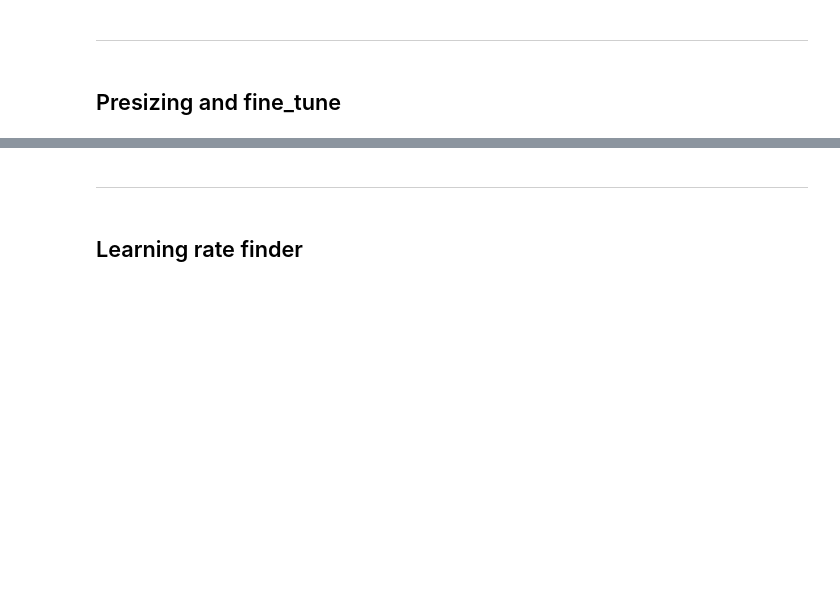
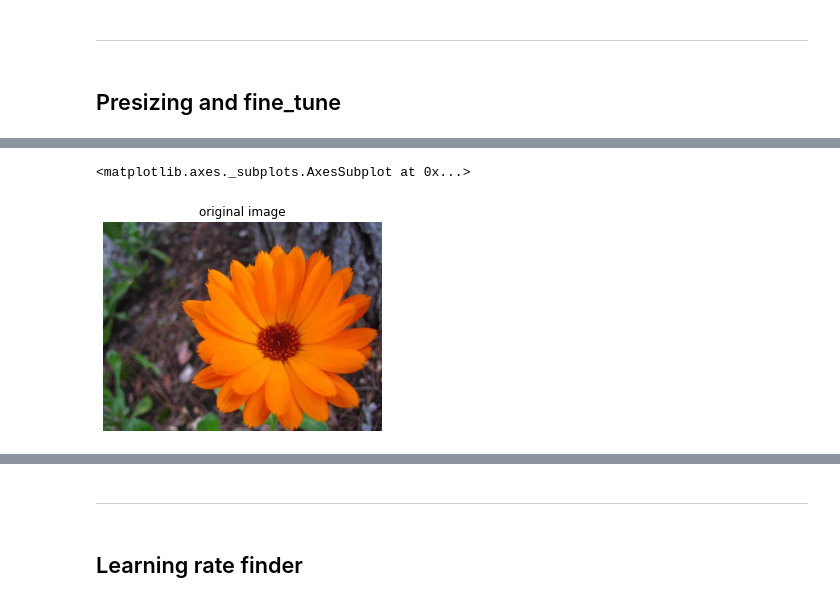
Before and after one commit to harish3110/my_fastai_notebooks, a Jupyter notebook: Vision/2020-03-30-Improving model.ipynb, the cells around one changed output, grey strips where cells are left out. Saved outputs shown, nothing was run; the diff lists cells and outputs as text; code cells hidden in the pictures; blank space fills up the shorter version.

```diff
--- a/Vision/2020-03-30-Improving model.ipynb
+++ b/Vision/2020-03-30-Improving model.ipynb
@@ -24,6 +44,8 @@ $('.nbp-app-bar').toggle()
 # %%
 path = untar_data(URLs.FLOWERS)
 df = pd.read_csv('data/df.csv', index_col=0)
+# %%
+files = get_image_files(path/'jpg')
 # %%
 def get_x(r): return path/r['name']
 def get_y(r): return r['class']
@@ -99,0 +179,6 @@ So to get over this issue presizing employs two steps:
+# %%
+img = PILImage.create(files[100])
+show_image(img, title='original image')
+# %% [output]
+<matplotlib.axes._subplots.AxesSubplot at 0x...>
+[figure, added]
```
Also changed, not shown: parts of 63 cells of this notebook, 1 other file.
